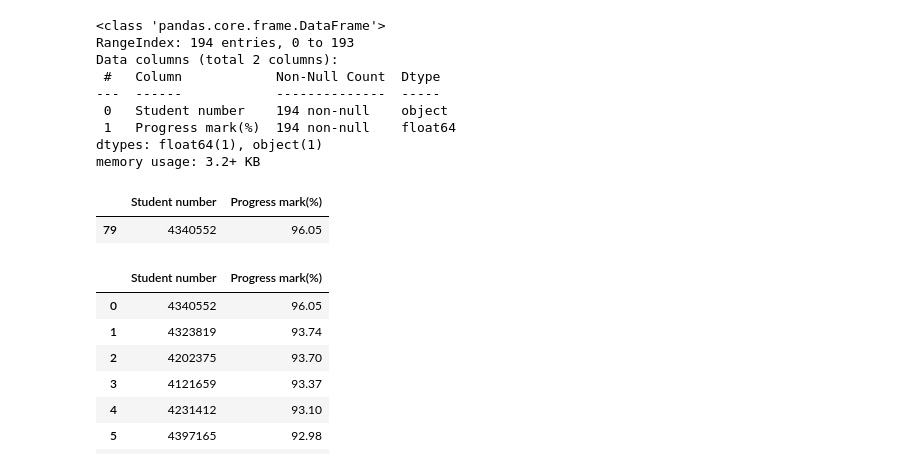
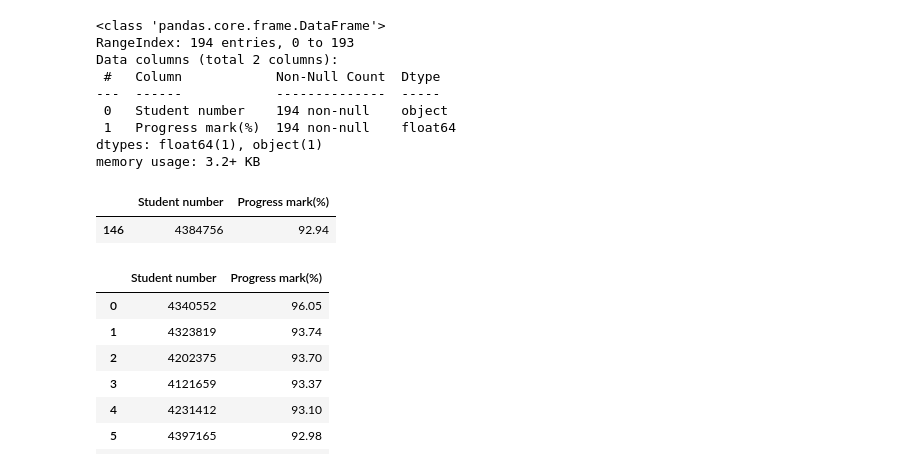
Before and after one commit to kevinnkansah/LearnDataScience, a Jupyter notebook: Python/Testing/cos101/COS.ipynb, the cells around one changed output. Saved outputs shown, nothing was run; the diff lists cells and outputs as text; code cells hidden in the pictures.

```diff
--- a/Python/Testing/cos101/COS.ipynb
+++ b/Python/Testing/cos101/COS.ipynb
@@ -238,10 +234,10 @@ Data columns (total 2 columns):
 dtypes: float64(1), object(1)
 memory usage: 3.2+ KB
 # %%
-df[df["Student number"] == '4340552']
+df[df["Student number"] == '4384756']
 # %% [output]
 |  | Student number | Progress mark(%) |
-| 79 | 4340552 | 96.05 |
+| 146 | 4384756 | 92.94 |
 # %%
 top_20 = df.sort_values(by="Progress mark(%)", ascending=False).head(20).reset_index(drop=True)
 top_20
```
Also changed, not shown: parts of 2 cells of this notebook, 2 other files.
